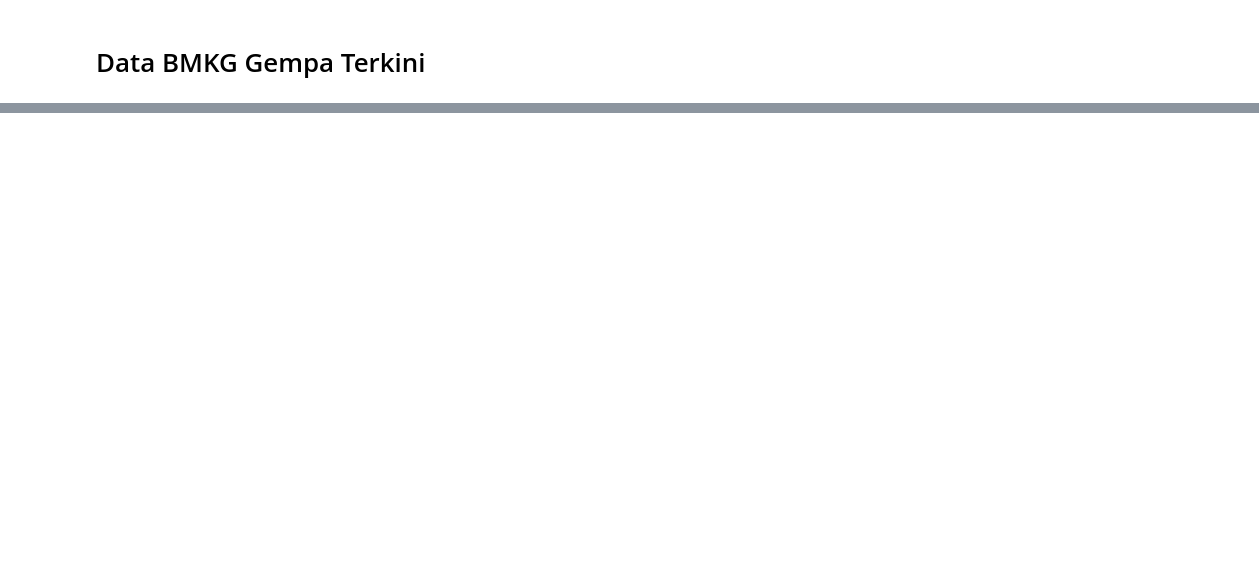
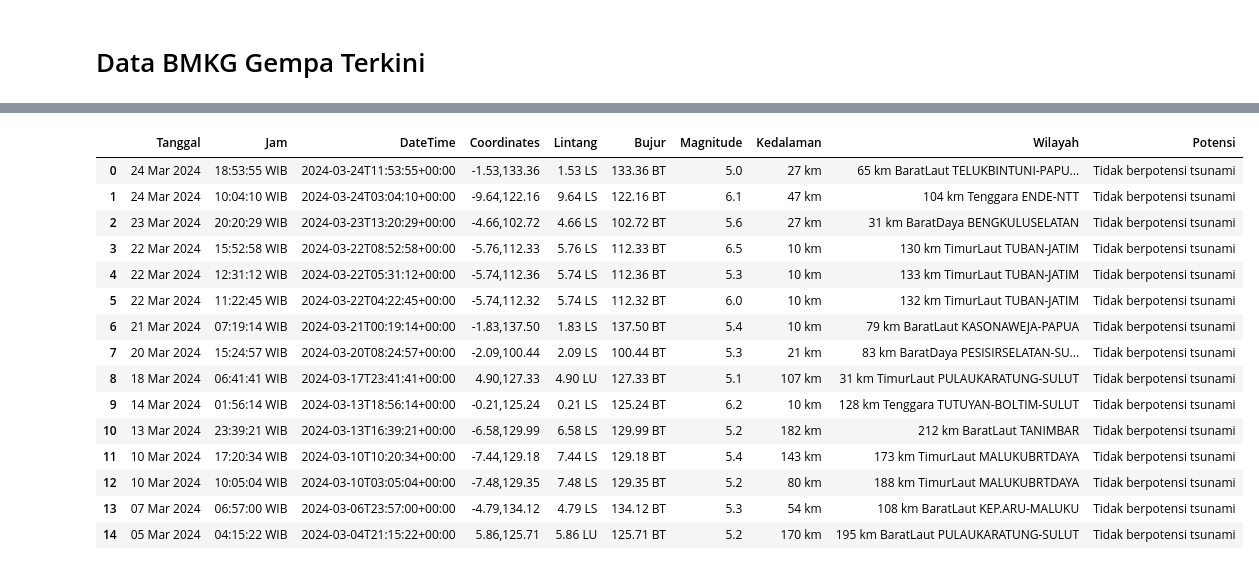
Before and after one commit to amflab/AnalystBMKG, a Jupyter notebook: analyst.ipynb, the cells around one changed output, grey strips where cells are left out. Drawn from its saved outputs; the diff is of its cells as text; code cells hidden in the pictures; blank space fills up the shorter version.

```diff
--- a/analyst.ipynb
+++ b/analyst.ipynb
@@ -199,0 +227,25 @@ DataBMKG(gempabumiterkini)
+# %%
+datanewquake = pd.read_csv('dataset/gempaterkini.csv')
+
+datanewquake.drop(datanewquake.columns[
+    datanewquake.columns.str.contains(
+    'unnamed', case=False)], axis=1, inplace=True)
+
+display(datanewquake)
+# %% [output]
+|  | Tanggal | Jam | DateTime | Coordinates | Lintang | Bujur | Magnitude | Kedalaman | Wilayah | Potensi |
+| 0 | 24 Mar 2024 | 18:53:55 WIB | 2024-03-24T11:53:55+00:00 | -1.53,133.36 | 1.53 LS | 133.36 BT | 5.0 | 27 km | 65 km BaratLaut TELUKBINTUNI-PAPU... | Tidak berpotensi tsunami |
+| 1 | 24 Mar 2024 | 10:04:10 WIB | 2024-03-24T03:04:10+00:00 | -9.64,122.16 | 9.64 LS | 122.16 BT | 6.1 | 47 km | 104 km Tenggara ENDE-NTT | Tidak berpotensi tsunami |
+| 2 | 23 Mar 2024 | 20:20:29 WIB | 2024-03-23T13:20:29+00:00 | -4.66,102.72 | 4.66 LS | 102.72 BT | 5.6 | 27 km | 31 km BaratDaya BENGKULUSELATAN | Tidak berpotensi tsunami |
+| 3 | 22 Mar 2024 | 15:52:58 WIB | 2024-03-22T08:52:58+00:00 | -5.76,112.33 | 5.76 LS | 112.33 BT | 6.5 | 10 km | 130 km TimurLaut TUBAN-JATIM | Tidak berpotensi tsunami |
+| 4 | 22 Mar 2024 | 12:31:12 WIB | 2024-03-22T05:31:12+00:00 | -5.74,112.36 | 5.74 LS | 112.36 BT | 5.3 | 10 km | 133 km TimurLaut TUBAN-JATIM | Tidak berpotensi tsunami |
+| 5 | 22 Mar 2024 | 11:22:45 WIB | 2024-03-22T04:22:45+00:00 | -5.74,112.32 | 5.74 LS | 112.32 BT | 6.0 | 10 km | 132 km TimurLaut TUBAN-JATIM | Tidak berpotensi tsunami |
+| 6 | 21 Mar 2024 | 07:19:14 WIB | 2024-03-21T00:19:14+00:00 | -1.83,137.50 | 1.83 LS | 137.50 BT | 5.4 | 10 km | 79 km BaratLaut KASONAWEJA-PAPUA | Tidak berpotensi tsunami |
+| 7 | 20 Mar 2024 | 15:24:57 WIB | 2024-03-20T08:24:57+00:00 | -2.09,100.44 | 2.09 LS | 100.44 BT | 5.3 | 21 km | 83 km BaratDaya PESISIRSELATAN-SU... | Tidak berpotensi tsunami |
+| 8 | 18 Mar 2024 | 06:41:41 WIB | 2024-03-17T23:41:41+00:00 | 4.90,127.33 | 4.90 LU | 127.33 BT | 5.1 | 107 km | 31 km TimurLaut PULAUKARATUNG-SULUT | Tidak berpotensi tsunami |
+| 9 | 14 Mar 2024 | 01:56:14 WIB | 2024-03-13T18:56:14+00:00 | -0.21,125.24 | 0.21 LS | 125.24 BT | 6.2 | 10 km | 128 km Tenggara TUTUYAN-BOLTIM-SULUT | Tidak berpotensi tsunami |
+| 10 | 13 Mar 2024 | 23:39:21 WIB | 2024-03-13T16:39:21+00:00 | -6.58,129.99 | 6.58 LS | 129.99 BT | 5.2 | 182 km | 212 km BaratLaut TANIMBAR | Tidak berpotensi tsunami |
+| 11 | 10 Mar 2024 | 17:20:34 WIB | 2024-03-10T10:20:34+00:00 | -7.44,129.18 | 7.44 LS | 129.18 BT | 5.4 | 143 km | 173 km TimurLaut MALUKUBRTDAYA | Tidak berpotensi tsunami |
+| 12 | 10 Mar 2024 | 10:05:04 WIB | 2024-03-10T03:05:04+00:00 | -7.48,129.35 | 7.48 LS | 129.35 BT | 5.2 | 80 km | 188 km TimurLaut MALUKUBRTDAYA | Tidak berpotensi tsunami |
+| 13 | 07 Mar 2024 | 06:57:00 WIB | 2024-03-06T23:57:00+00:00 | -4.79,134.12 | 4.79 LS | 134.12 BT | 5.3 | 54 km | 108 km BaratLaut KEP.ARU-MALUKU | Tidak berpotensi tsunami |
+| 14 | 05 Mar 2024 | 04:15:22 WIB | 2024-03-04T21:15:22+00:00 | 5.86,125.71 | 5.86 LU | 125.71 BT | 5.2 | 170 km | 195 km BaratLaut PULAUKARATUNG-SULUT | Tidak berpotensi tsunami |
```
Also changed, not shown: parts of 4 cells of this notebook, 1 other file.
